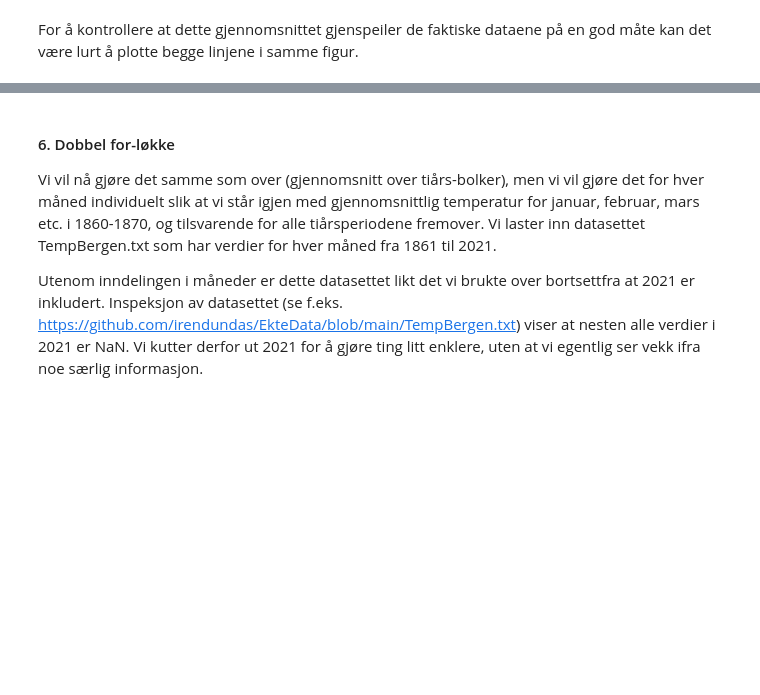
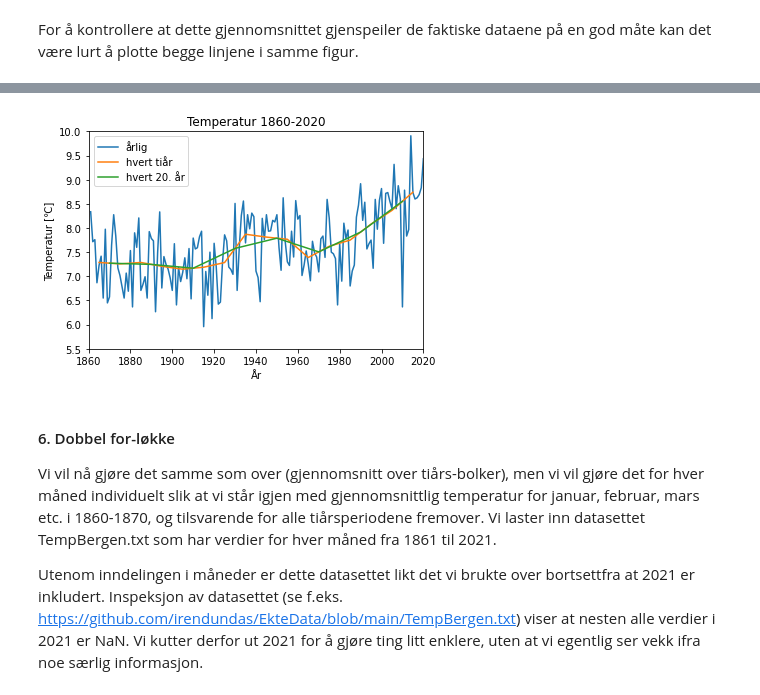
Before and after one commit to irendundas/EkteData, a Jupyter notebook: Nedbørsoppgaven_Del5_Forløkke-Løsningsforslag.ipynb, the cells around one changed output, grey strips where cells are left out. Saved outputs shown, nothing was run; the diff lists cells and outputs as text; code cells hidden in the pictures; blank space fills up the shorter version.

```diff
--- a/Nedbørsoppgaven_Del5_Forløkke-Løsningsforslag.ipynb
+++ b/Nedbørsoppgaven_Del5_Forløkke-Løsningsforslag.ipynb
@@ -422,4 +430,19 @@ for i in range(len(ind)-1):
 Lag en figur der du viser de originale dataene, gjennomsnittet over tiårsbolkene, og gjennomsnittet over tjueårs-bolkene i samme figur.
+# %%
+T20=np.arange(tid[9],tid[-10],20)
+
+plt.plot(tid,temp, label='årlig') # legg til de originale dataene i bakgrunnen.
+plt.plot(T10,meanTemp10, label='hvert tiår')
+plt.plot(T20,meanTemp20, label='hvert 20. år')
+plt.title('Temperatur 1860-2020')
+plt.xlabel('År')
+plt.ylabel('Temperatur [\u2103]')
+plt.xlim([1860,2020])
+plt.ylim([5.5,10])
+plt.legend()
+plt.show()
+# %% [output]
+[figure, added]
 # %% [markdown]
 #### 6. Dobbel for-løkke
 
```
Also changed, not shown: parts of 48 cells of this notebook, 1 other file.
